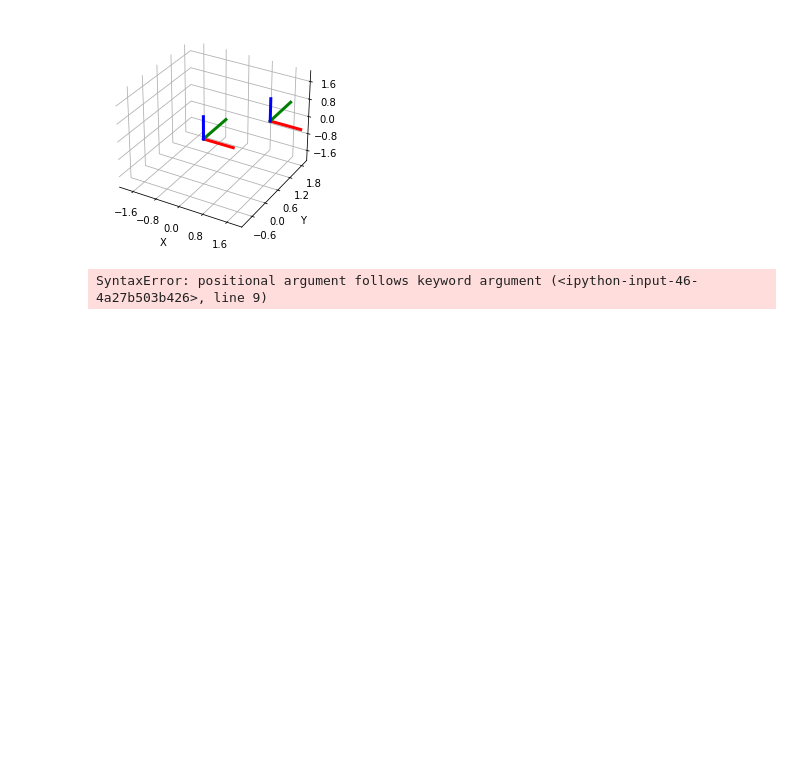
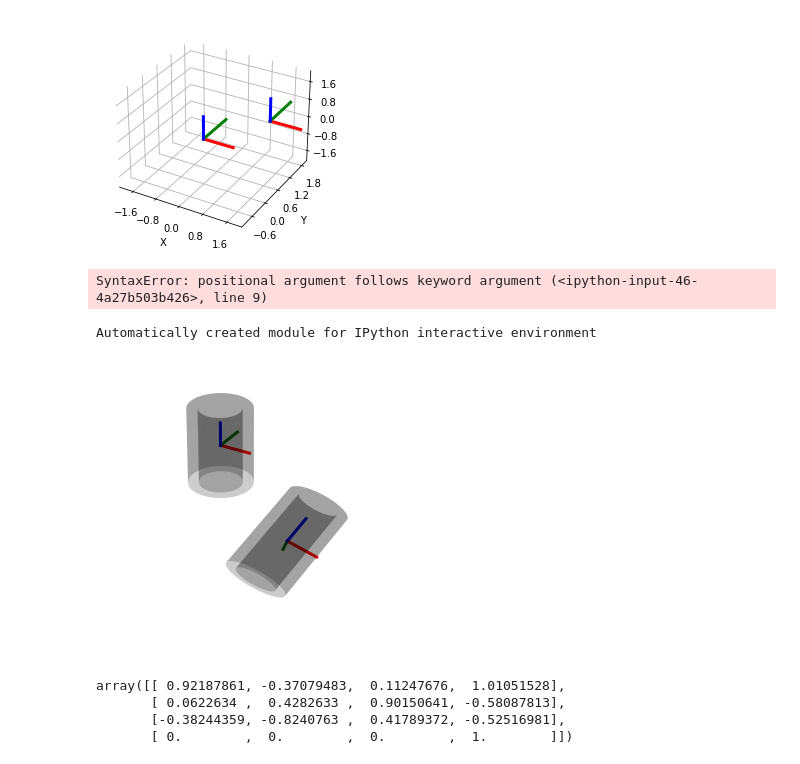
Before and after one commit to eraldoribeiro/changeOfCoordinates, a Jupyter notebook: plot_cylinder.ipynb, the cells around one changed output. Drawn from its saved outputs; the diff is of its cells as text; code cells hidden in the pictures; blank space fills up the shorter version.

```diff
--- a/plot_cylinder.ipynb
+++ b/plot_cylinder.ipynb
@@ -77,3 +77,32 @@ SyntaxError: positional argument follows keyword argument (<ipython-input-46-4a2
 # %%
 plot_transform(ax, T_pc, s=1, lw=4)
 plt.show()
+# %%
+print(__doc__)
+
+
+import numpy as np
+import matplotlib.pyplot as plt
+from pytransform3d.transformations import transform_from, plot_transform
+from pytransform3d.rotations import random_axis_angle, matrix_from_axis_angle
+from pytransform3d.plot_utils import plot_cylinder, remove_frame
+
+
+random_state = np.random.RandomState(42)
+A2B = transform_from(
+    R=matrix_from_axis_angle(random_axis_angle(random_state)),
+    p=random_state.randn(3))
+ax = plot_cylinder(length=1.0, radius=0.3, thickness=0.1,
+                   wireframe=False, alpha=0.2)
+plot_transform(ax=ax, A2B=np.eye(4), s=0.3, lw=3)
+plot_cylinder(ax=ax, length=1.0, radius=0.3, thickness=0.1, A2B=A2B,
+              wireframe=False, alpha=0.2)
+plot_transform(ax=ax, A2B=A2B, s=0.3, lw=3)
+remove_frame(ax)
+ax.set_xlim((0, 1.5))
+ax.set_ylim((-1.5, 0))
+ax.set_zlim((-0.8, 0.7))
+plt.show()
+# %% [output]
+Automatically created module for IPython interactive environment
+[figure, added]
@@ -79,0 +118,12 @@ plt.show()
+# %%
+random_state = np.random.RandomState(42)
+A2B = transform_from(
+    R=matrix_from_axis_angle(random_axis_angle(random_state)),
+    p=random_state.randn(3))
+
+A2B
+# %% [output]
+array([[ 0.92187861, -0.37079483,  0.11247676,  1.01051528],
+       [ 0.0622634 ,  0.4282633 ,  0.90150641, -0.58087813],
+       [-0.38244359, -0.8240763 ,  0.41789372, -0.52516981],
+       [ 0.        ,  0.        ,  0.        ,  1.        ]])
```
Also changed, not shown: parts of 2 cells of this notebook, 7 other files.
